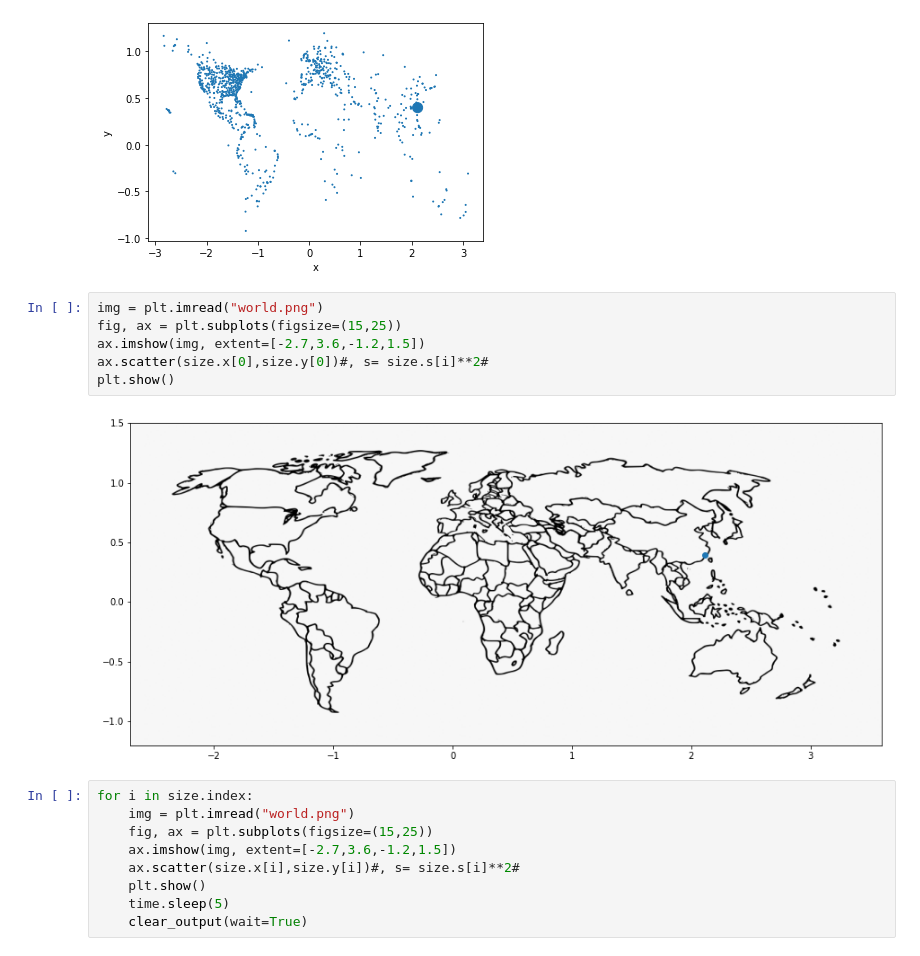
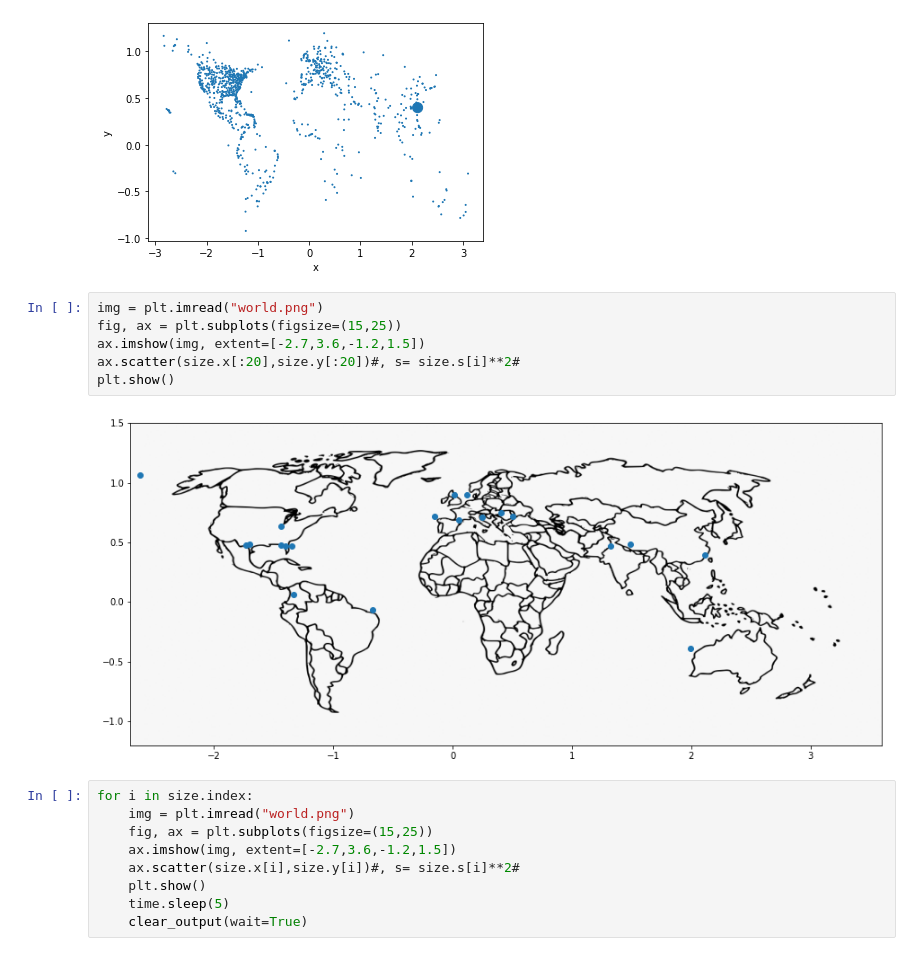
Before and after one commit to carlosiruiz/exercises, a Jupyter notebook: Untitled1.ipynb, the cells around one changed output. Saved outputs shown, nothing was run; the diff lists cells and outputs as text.

```diff
--- a/Untitled1.ipynb
+++ b/Untitled1.ipynb
@@ -56,11 +56,11 @@ size.plot.scatter(x="x",y="y",s="s")
 # %%
 img = plt.imread("world.png")
 fig, ax = plt.subplots(figsize=(15,25))
 ax.imshow(img, extent=[-2.7,3.6,-1.2,1.5])
-ax.scatter(size.x[0],size.y[0])#, s= size.s[i]**2#
+ax.scatter(size.x[:20],size.y[:20])#, s= size.s[i]**2#
 plt.show()
 # %% [output]
-[figure, old version]
+[figure, new version]
 # %%
 for i in size.index:
     img = plt.imread("world.png")
```
